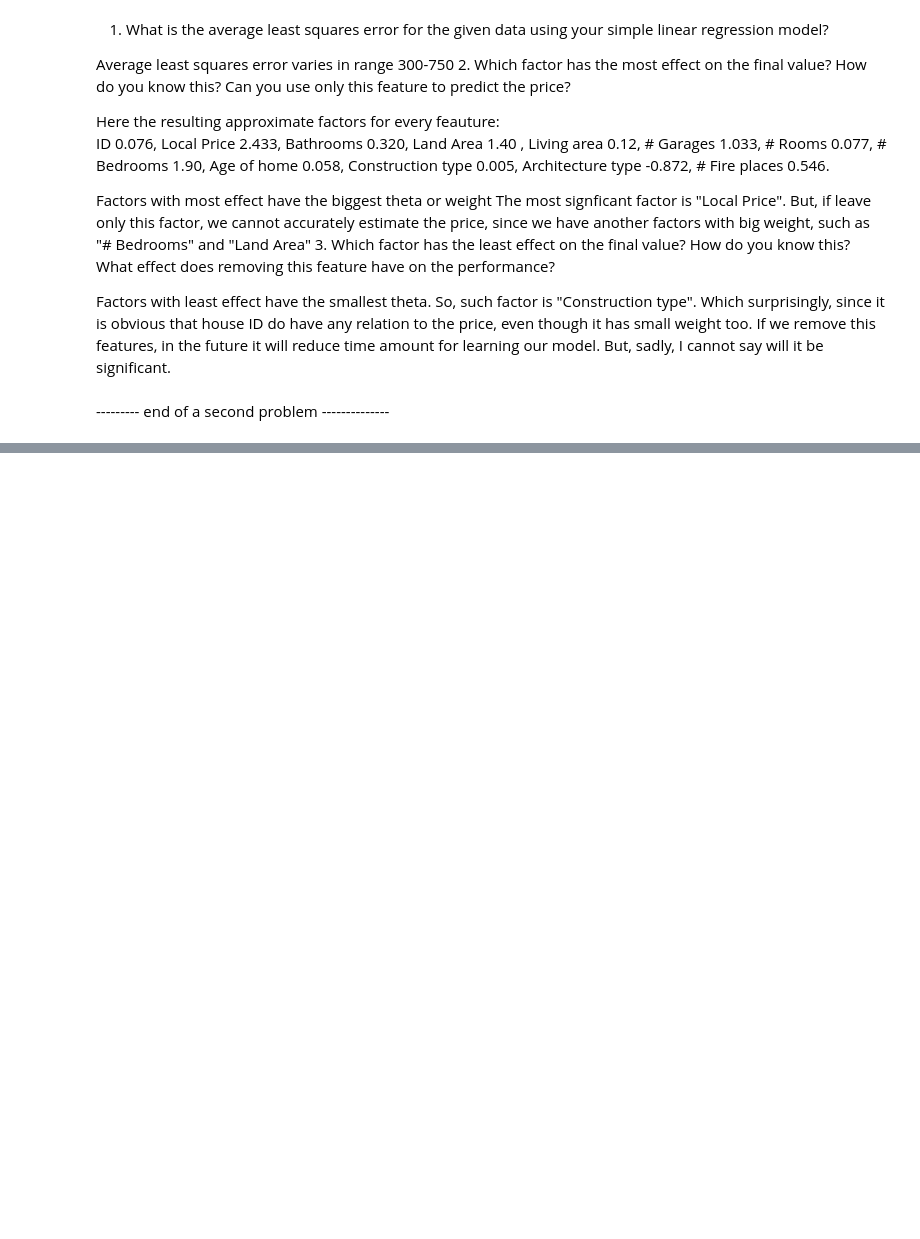
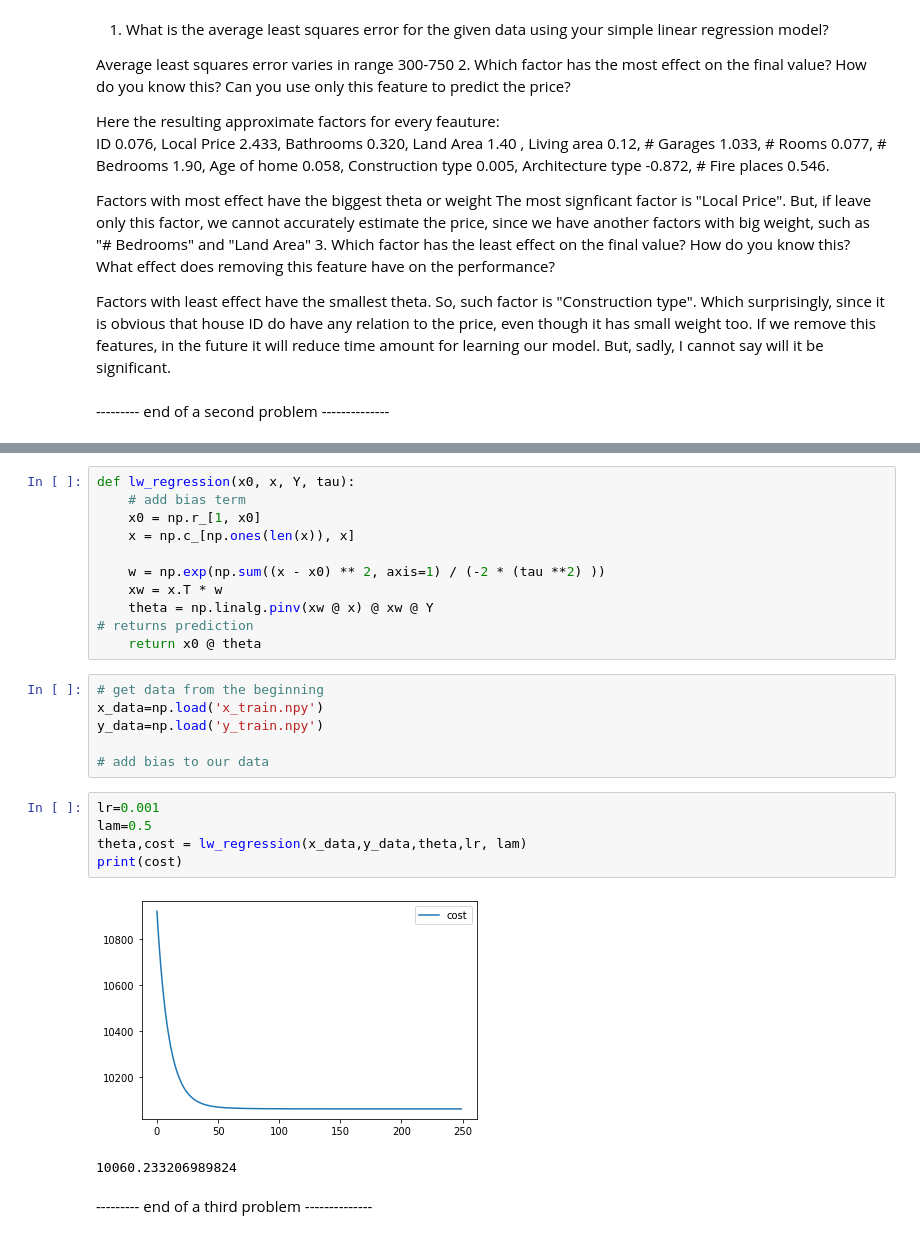
Before and after one commit to BorisOskolkov/MLcourse, a Jupyter notebook: asng01/A01_task.ipynb, the cells around one changed output, grey strips where cells are left out. Cells and saved outputs as stored; diff of their text form; blank space fills up the shorter version.

```diff
--- a/asng01/A01_task.ipynb
+++ b/asng01/A01_task.ipynb
@@ -194,0 +205,27 @@ If we remove this features, in the future it will reduce time amount for learnin
+# %%
+def lw_regression(x0, x, Y, tau):
+    # add bias term
+    x0 = np.r_[1, x0]
+    x = np.c_[np.ones(len(x)), x]
+
+    w = np.exp(np.sum((x - x0) ** 2, axis=1) / (-2 * (tau **2) ))
+    xw = x.T * w
+    theta = np.linalg.pinv(xw @ x) @ xw @ Y
+# returns prediction
+    return x0 @ theta
+# %%
+# get data from the beginning
+x_data=np.load('x_train.npy')
+y_data=np.load('y_train.npy')
+
+# add bias to our data
+# %%
+lr=0.001
+lam=0.5
+theta,cost = lw_regression(x_data,y_data,theta,lr, lam)
+print(cost)
+# %% [output]
+[figure, added]
+10060.233206989824
+# %% [markdown]
+--------- end of a third problem --------------
```
Also changed, not shown: parts of 6 cells of this notebook.
